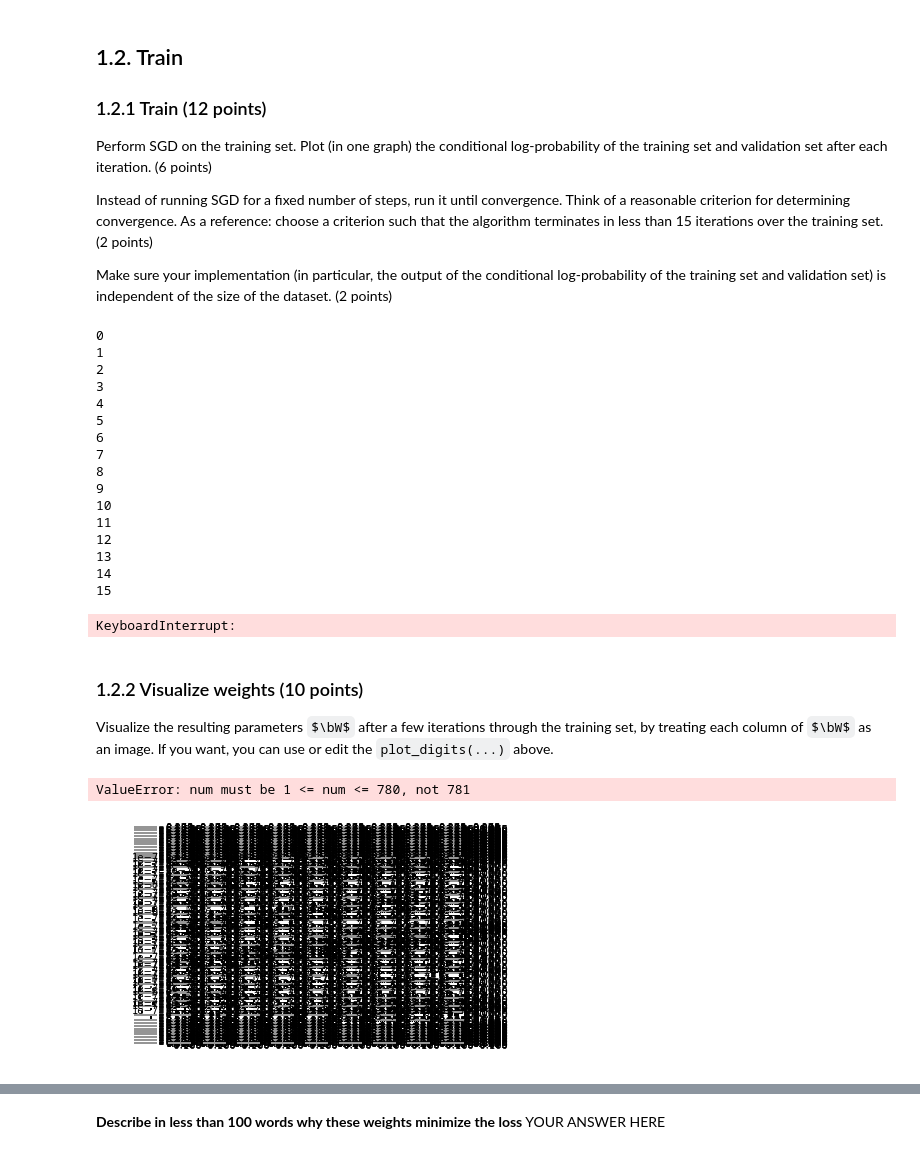
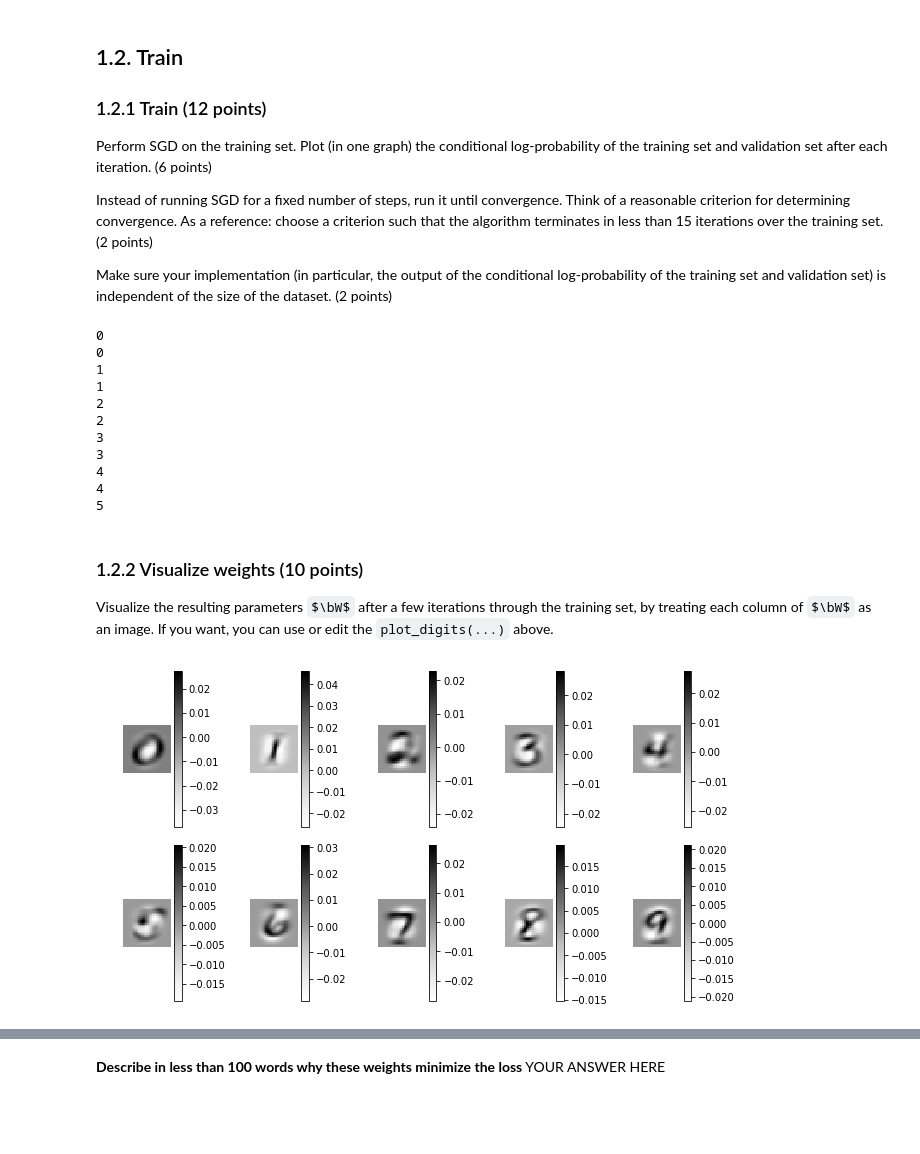
Before and after one commit to sheridavandenbent/ml1_labs, a Jupyter notebook: 10428461_12278327_lab2.ipynb, the cells around one changed output, grey strips where cells are left out. Saved outputs shown, nothing was run; the diff lists cells and outputs as text; code cells hidden in the pictures; some formulas as TeX source; blank space fills up the shorter version.

Commit message:
It's training well

```diff
--- a/10428461_12278327_lab2.ipynb
+++ b/10428461_12278327_lab2.ipynb
@@ -451,47 +455,47 @@ Make sure your implementation (in particular, the output of the conditional log-
 
 def test_sgd(x_train, t_train, x_valid, t_valid, w, b):
     i = 0
-    logp_train = -float('inf')
-    while i < 20:
-        logp_train_old = logp_train
+    logp_train_history = []
+    logp_valid_history = []
+    while i < 15:
+        print(i)
         logp_train, w, b = sgd_iter(x_train, t_train, w, b)
+        logp_valid = sum(logreg_gradient(x, t, w, b)[0] for x,t in zip(x_valid, t_valid)) / t_valid.size
+        logp_train = sum(logreg_gradient(x, t, w, b)[0] for x,t in zip(x_train, t_train)) / t_train.size
 
-        growth = logp_train/x_train.size - logp_train_old/x_train.size
-        if growth < 10**-5:
+        logp_train_history.append(logp_train)
+        logp_valid_history.append(logp_valid)
+        if i > 1 and  logp_valid_history[-1] - logp_valid_history[-2] < 10**-2:
             return w,b
         print(i)
         i +=1
-    return w, b
+
+    return w, b, logp_train_history, logp_valid_history
 
 np.random.seed(1243)
 w = np.zeros((28*28, 10))
 b = np.zeros(10)
-w,b = test_sgd(x_train, t_train, x_valid, t_valid, w, b)
+w, b, logp_train_history, logp_valid_history = test_sgd(x_train, t_train, x_valid, t_valid, w, b)
+plt.plot(logp_train_history, "r")
+plt.plot(logp_valid_history, "b")
 # %% [output]
+0
 0
 1
+1
+2
 2
 3
+3
+4
 4
 5
-6
-7
-8
-9
-10
-11
-12
-13
-14
-15
-KeyboardInterrupt:
 # %%
 # Hidden tests for efficiency
 # %% [markdown]
 ### 1.2.2 Visualize weights (10 points)
 Visualize the resulting parameters $\bW$ after a few iterations through the training set, by treating each column of $\bW$ as an image. If you want, you can use or edit the `plot_digits(...)` above.
-# %%
-plot_digits(W, W.shape[1])
-# %% [output]
-ValueError: num must be 1 <= num <= 780, not 781
-[figure, removed]
+# %%
+plot_digits(np.transpose(w), 5)
+# %% [output]
+[figure, added]
```
Also changed, not shown: parts of 5 cells of this notebook.
